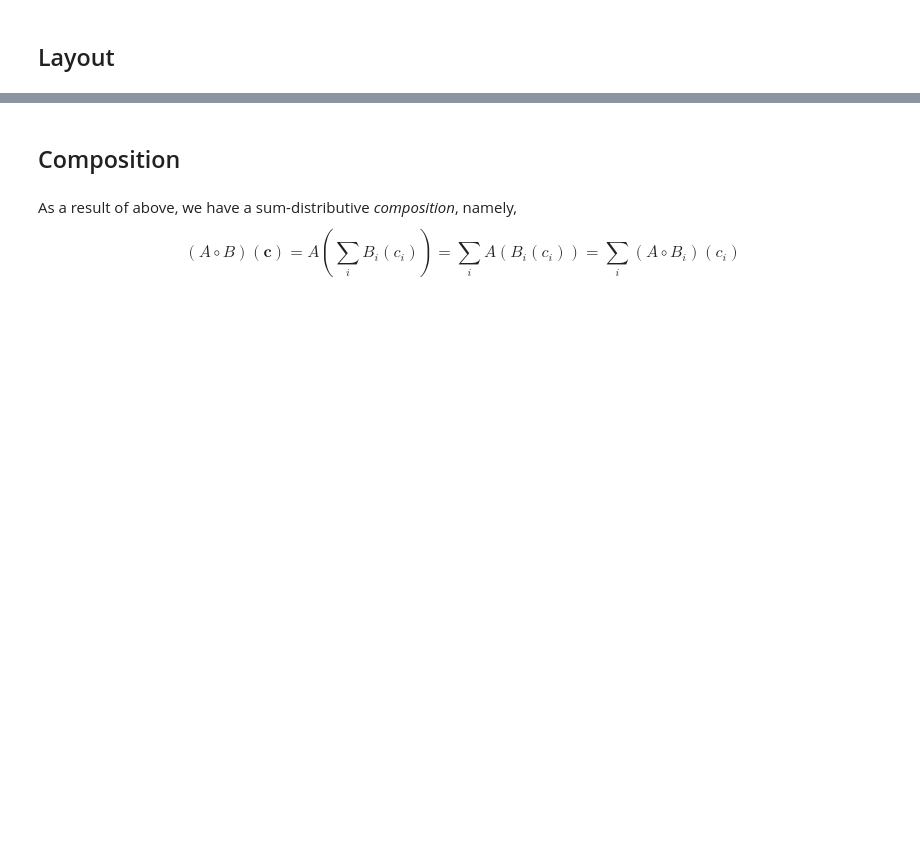
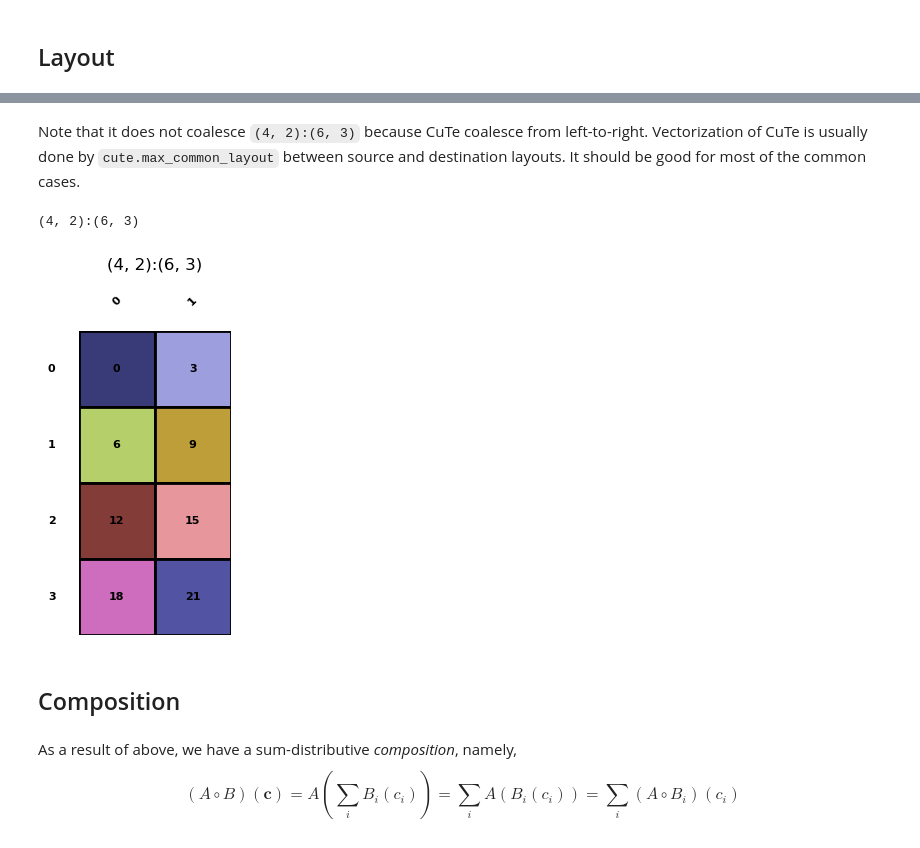
Before and after one commit to w32zhong/simp-intelligence, a Jupyter notebook: simp_intelligence/math/layout_basics.ipynb, the cells around one changed output, grey strips where cells are left out. Saved outputs shown, nothing was run; the diff lists cells and outputs as text; code cells hidden in the pictures; blank space fills up the shorter version.

```diff
--- a/simp_intelligence/math/layout_basics.ipynb
+++ b/simp_intelligence/math/layout_basics.ipynb
@@ -14,3 +47,10 @@ This property is also named "disjoint", it implies
+# %% [markdown]
+Note that it does not coalesce `(4, 2):(6, 3)` because CuTe coalesce from left-to-right. Vectorization of CuTe is usually done by `cute.max_common_layout` between source and destination layouts. It should be good for most of the common cases.
+# %%
+coalesce(Layout.from_string('(4,2):(6,3)')).visualize()
+# %% [output]
+(4, 2):(6, 3)
+[figure, added]
 # %% [markdown]
 ## Composition
 # %% [markdown]
```
Also changed, not shown: parts of 8 cells of this notebook.
